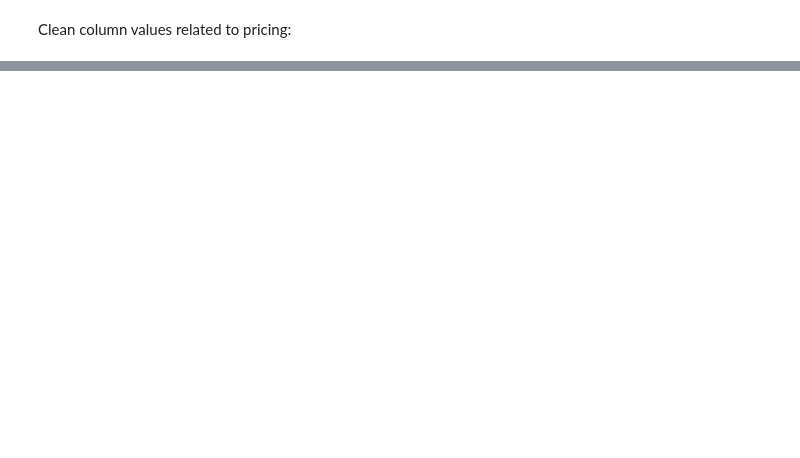
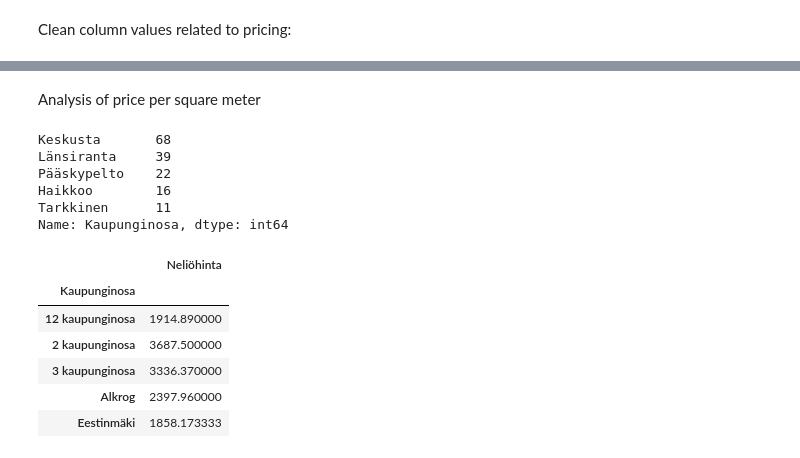
Before and after one commit to nikolr/Real-estate, a Jupyter notebook: Real estate data cleaning.ipynb, the cells around one changed output, grey strips where cells are left out. Drawn from its saved outputs; the diff is of its cells as text; code cells hidden in the pictures; blank space fills up the shorter version.

```diff
--- a/Real estate data cleaning.ipynb
+++ b/Real estate data cleaning.ipynb
@@ -115,0 +145,24 @@ Analysis of price per square meter
+# %% [markdown]
+Analysis of price per square meter
+# %%
+nelio_hinta = df[['Neliöhinta', 'Kaupunginosa']].dropna()
+nelio_hinta.loc[nelio_hinta['Kaupunginosa'] == 'Kevätkumpu 1', 'Kaupunginosa'] = 'Kevätkumpu I'
+nelio_hinta.loc[nelio_hinta['Kaupunginosa'] == 'Pääskynpelto', 'Kaupunginosa'] = 'Pääskypelto'
+display(nelio_hinta['Kaupunginosa'].value_counts().head())
+k_groups = nelio_hinta.groupby('Kaupunginosa')
+means = k_groups.mean()
+display(means.head())
+# %% [output]
+Keskusta       68
+Länsiranta     39
+Pääskypelto    22
+Haikkoo        16
+Tarkkinen      11
+Name: Kaupunginosa, dtype: int64
+|  | Neliöhinta |
+| Kaupunginosa |  |
+| 12 kaupunginosa | 1914.890000 |
+| 2 kaupunginosa | 3687.500000 |
+| 3 kaupunginosa | 3336.370000 |
+| Alkrog | 2397.960000 |
+| Eestinmäki | 1858.173333 |
```
Also changed, not shown: parts of 13 cells of this notebook.
